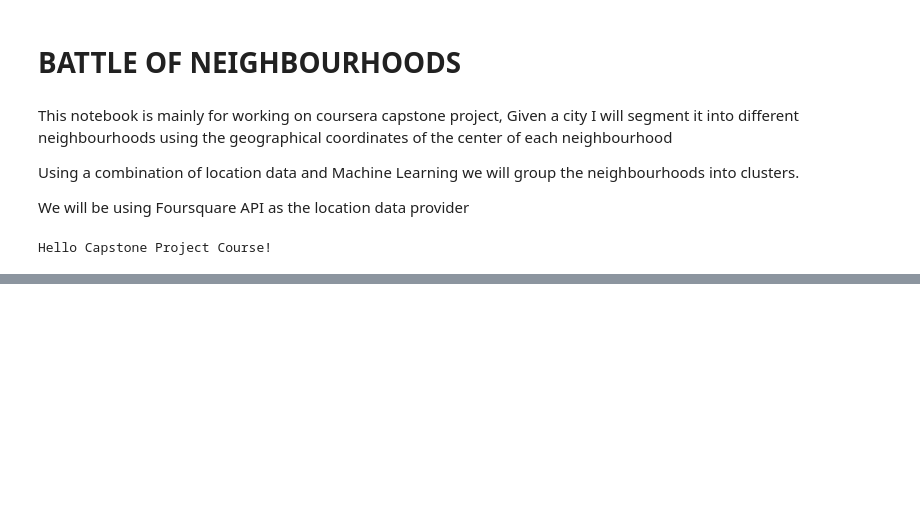
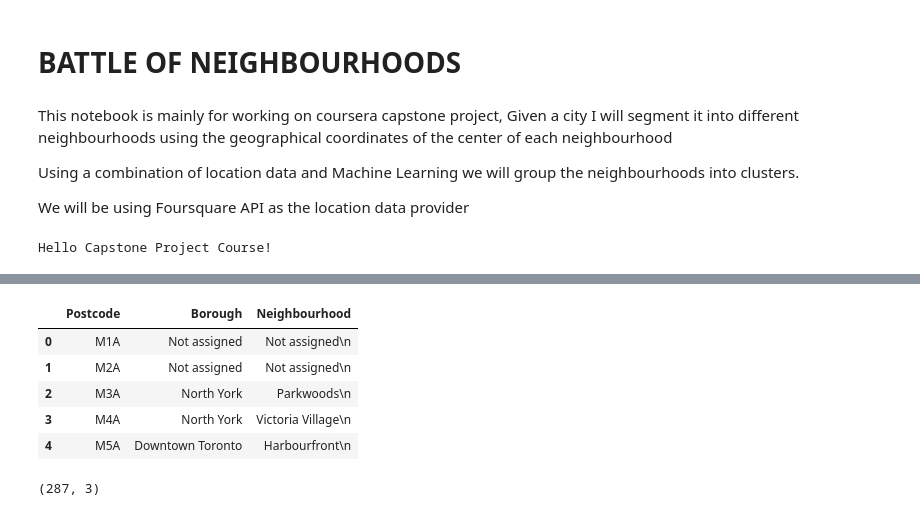
Before and after one commit to svsraju/Best-Location-to-Choose, a Jupyter notebook: Coursera_capstone.ipynb, the cells around one changed output, grey strips where cells are left out. Drawn from its saved outputs; the diff is of its cells as text; code cells hidden in the pictures; blank space fills up the shorter version.

```diff
--- a/Coursera_capstone.ipynb
+++ b/Coursera_capstone.ipynb
@@ -15,0 +76,4 @@ Hello Capstone Project Course!
+# %%
+for tags in range(len(find_table.find_all('td'))):
+    rowVal = find_table.find_all('td')[tags].get_text()
+    rowValues.append(rowVal)
@@ -15,0 +100,30 @@ Hello Capstone Project Course!
+# %%
+# creating a list for separate columns which can used as pandas column values
+PostcodeList = []
+BoroughList = []
+NeighbourhoodList = []
+# %%
+for postcode in range(0, len(rowValues),3):
+    PostcodeList.append(rowValues[postcode])
+
+for borough in range(1, len(rowValues),3):
+    BoroughList.append(rowValues[borough])
+
+for neighbourhood in range(2, len(rowValues),3):
+    NeighbourhoodList.append(rowValues[neighbourhood])
+# %%
+import pandas as pd
+
+tableDF = pd.DataFrame()
+tableDF['Postcode'] = PostcodeList
+tableDF['Borough'] = BoroughList
+tableDF['Neighbourhood'] = NeighbourhoodList
+# %%
+tableDF.head()
+# %% [output]
+|  | Postcode | Borough | Neighbourhood |
+| 0 | M1A | Not assigned | Not assigned\n |
+| 1 | M2A | Not assigned | Not assigned\n |
+| 2 | M3A | North York | Parkwoods\n |
+| 3 | M4A | North York | Victoria Village\n |
+| 4 | M5A | Downtown Toronto | Harbourfront\n |
@@ -15,0 +133,4 @@ Hello Capstone Project Course!
+# %%
+tableDF.shape
+# %% [output]
+(287, 3)
```
Also changed, not shown: parts of 19 cells of this notebook.
